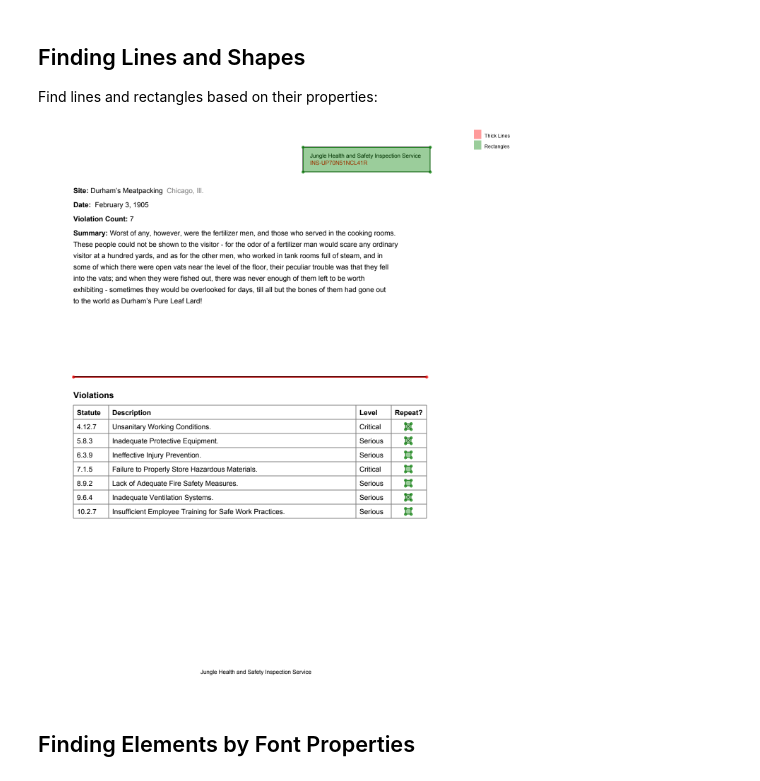
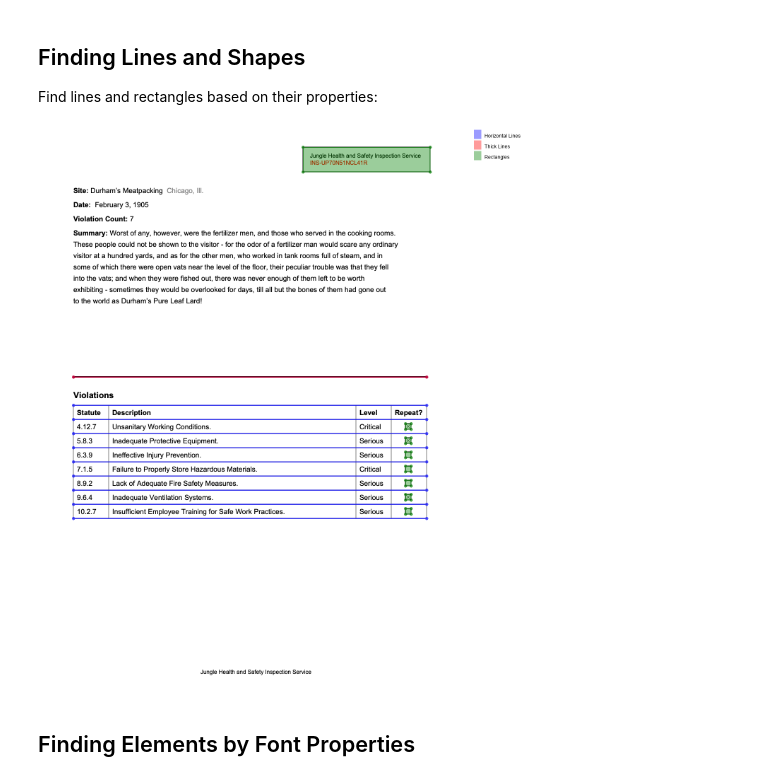
Before and after one commit to jsoma/natural-pdf, a Jupyter notebook: tutorials/02-finding-elements/02-finding-elements.ipynb, the cells around one changed output. Saved outputs shown, nothing was run; the diff lists cells and outputs as text; code cells hidden in the pictures.

```diff
--- a/tutorials/02-finding-elements/02-finding-elements.ipynb
+++ b/tutorials/02-finding-elements/02-finding-elements.ipynb
@@ -57,22 +57,22 @@ Found red text: Jungle Health and Safety Inspection Service
 Find lines and rectangles based on their properties:
 # %%
 # Find horizontal lines
-horizontal_lines = page.find_all('line[horizontal]')
+horizontal_lines = page.find_all('line:horizontal')
 
 # Find thick lines (width >= 2)
 thick_lines = page.find_all('line[width>=2]')
 
 # Find rectangles
 rectangles = page.find_all('rect')
 
 # Visualize what we found
 page.clear_highlights()
 horizontal_lines.highlight(color="blue", label="Horizontal Lines")
 thick_lines.highlight(color="red", label="Thick Lines")
 rectangles.highlight(color="green", label="Rectangles")
 page.to_image()
 # %% [output]
-[figure, old version]
+[figure, new version]
 # %% [markdown]
 ## Finding Elements by Font Properties
 # %%
```
Also changed, not shown: parts of 1 cell of this notebook, 22 other files.
